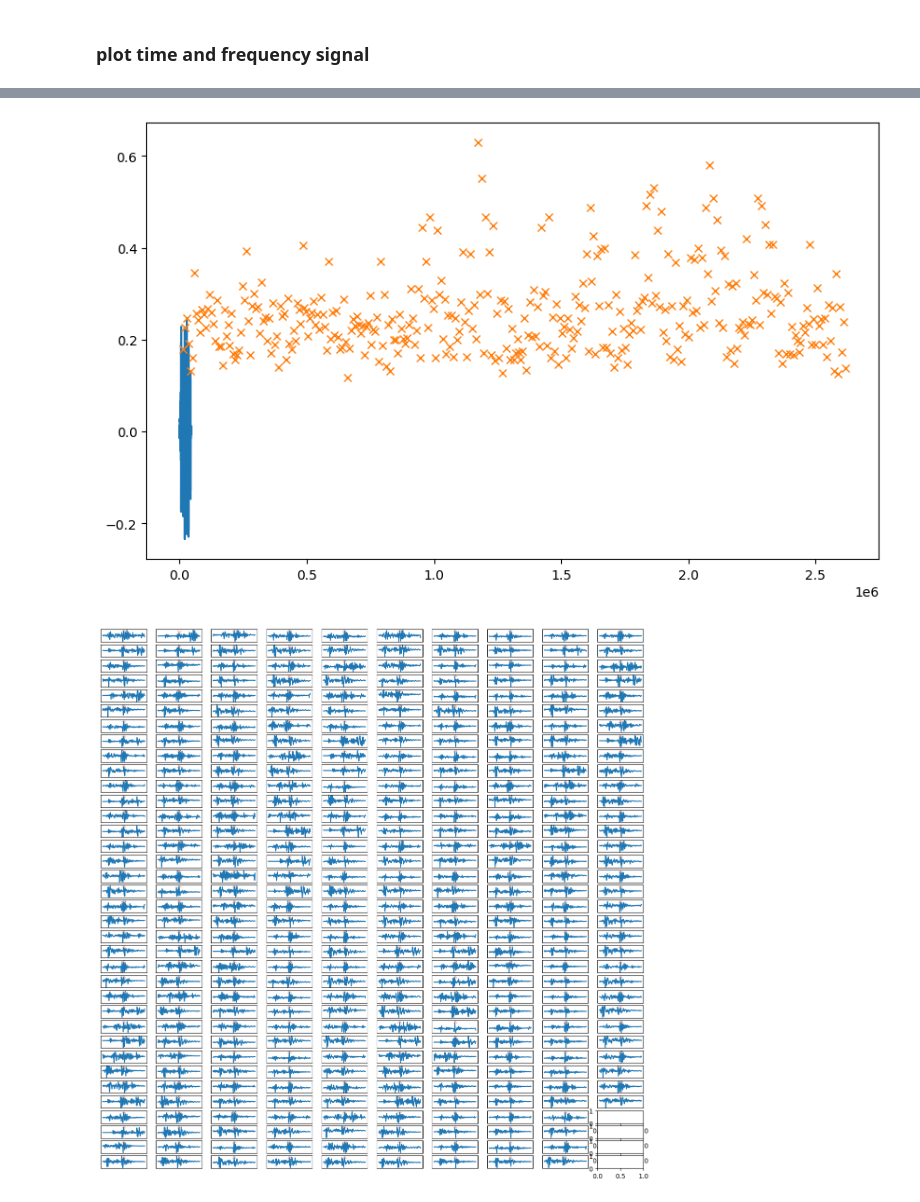
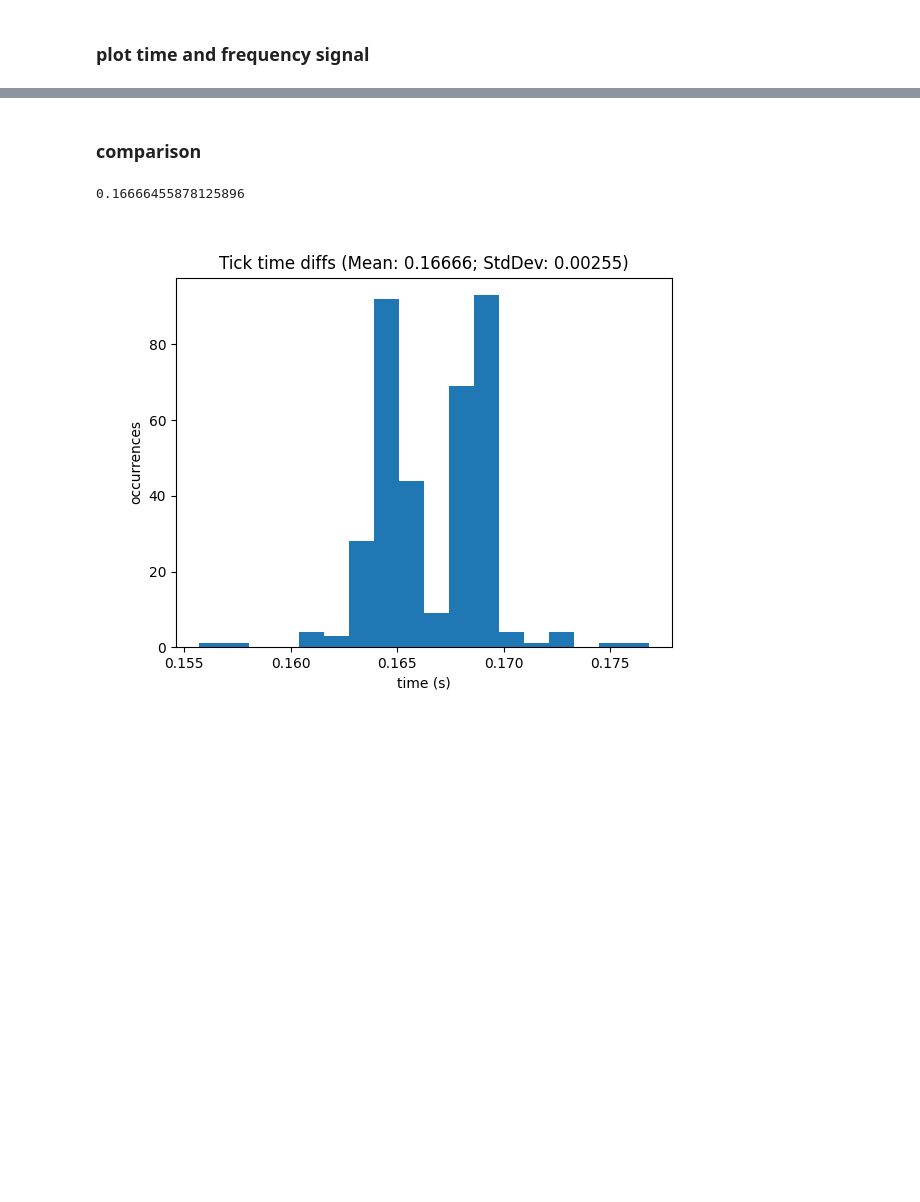
Before and after one commit to bil/watch-calibration, a Jupyter notebook: notebooks/Watch Calibration.ipynb, the cells around one changed output, grey strips where cells are left out. Cells and saved outputs as stored; diff of their text form; code cells hidden in the pictures; blank space fills up the shorter version.

```diff
--- a/notebooks/Watch Calibration.ipynb
+++ b/notebooks/Watch Calibration.ipynb
@@ -65,13 +68,14 @@ wc.query_devices()
 INPUT_DEVICE = None
 OUTPUT_DEVICE = None
 
-wc.fs = 44100  # Sample rate
+fs = 44100  # Sample rate
 
-# audio_file = "output-5m.wav"
-# audio_file = "output-1m.wav"
-# audio_file = "data_W241130_W241130.wav"
-audio_file = f"../{RAW_DATA_PATH}/data5m_W250227_W250227.wav"
-# audio_file = "data_W250227_W250227.wav"
+audio_file = f"../{RAW_DATA_PATH}/data_W241130_W241130.wav"
+# audio_file = f"../{RAW_DATA_PATH}/data_W250227_W250227.wav"
+# audio_file = f"../{RAW_DATA_PATH}/data5m_W250227_W250227.wav"
+# %%
+# instantiate experiment code class
+wc = WatchCalibration(fs, audio_file)
 # %%
 def recreate_dataset(generate=True, duration=60):
     """Create new data set from scratch.
@@ -163,5 +353,8 @@ ideal last click time: 59.4096
+# %% [markdown]
+### comparison
 # %%
-display(wc.view_correlations(watch_audio))
+fig_wins = wc.view_correlations()
+if fig_wins: display(fig_wins)
 # %% [output]
+0.16666455878125896
-[figure, old version]
+[figure, new version]
-[figure, removed]
```
Also changed, not shown: parts of 39 cells of this notebook, 7 other files.
